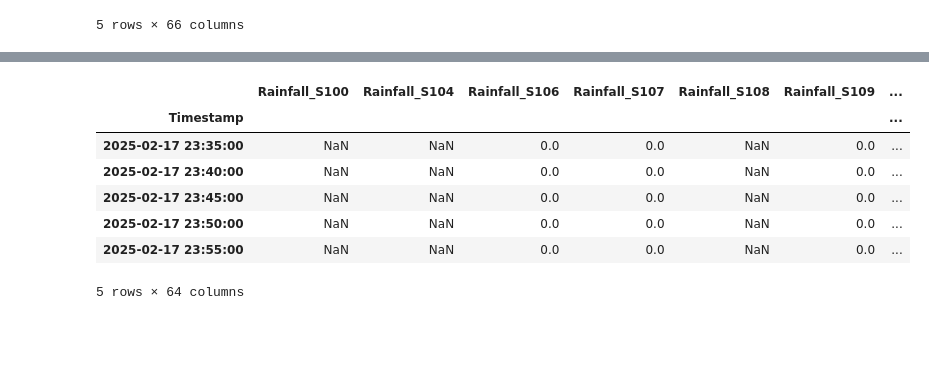
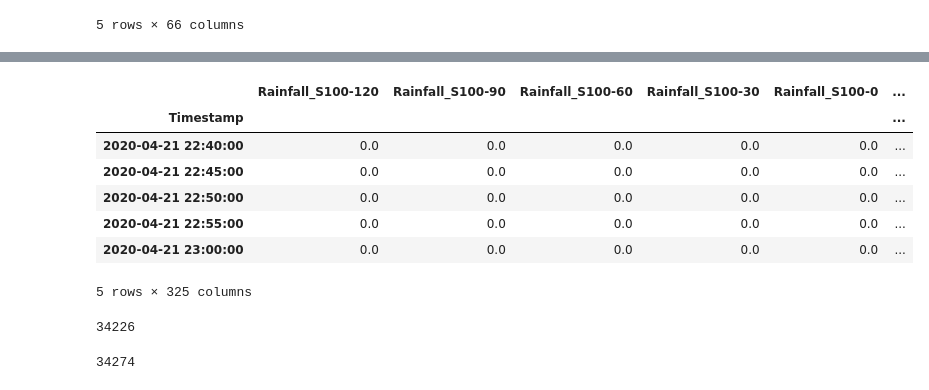
Before and after one commit to TomPiccio/Lightning_Risk_Prediction, a Jupyter notebook: notebooks/data_analysis.ipynb, the cells around one changed output, grey strips where cells are left out. Saved outputs shown, nothing was run; the diff lists cells and outputs as text; code cells hidden in the pictures; blank space fills up the shorter version.

```diff
--- a/notebooks/data_analysis.ipynb
+++ b/notebooks/data_analysis.ipynb
@@ -183,6 +173,7 @@ plt.show()
 # %%
 def normalized_data(df):
     # Exclude "Timestamp" column (if present)
+    df_numeric = pd.DataFrame()
     df_numeric = df.drop(columns=["Timestamp"], errors="ignore").copy()
 
     # Convert to float
@@ -213,8 +204,11 @@ relative_humidity_normalized  = normalized_data(relative_humidity)
 ## Compiled Data
 # %%
 normalized_dfs = [rainfall_normalized, air_temperature_normalized, wind_speed_normalized, relative_humidity_normalized]
+lightning_risk_16S = pd.read_csv("../data/final_data/Lightning Risk 16S.csv") # Output
 all_dfs = normalized_dfs + [lightning_risk_16S]
 # Find the minimum and maximum timestamp across all datasets
+for df in all_dfs:
+    df["Timestamp"] = pd.to_datetime(df["Timestamp"])
 min_timestamp = max(df["Timestamp"].min() for df in all_dfs)
 max_timestamp = min(df["Timestamp"].max() for df in all_dfs)
 
@@ -222,6 +216,7 @@ print(f"Common Time Range: {min_timestamp} to {max_timestamp}")
 
 # Filter each dataset to keep only the common time range
 for i in range(len(all_dfs)):
+    all_dfs[i]["Timestamp"] = pd.to_datetime(all_dfs[i]["Timestamp"])  # Ensure datetime format
     all_dfs[i] = all_dfs[i][(all_dfs[i]["Timestamp"] >= min_timestamp) &
                             (all_dfs[i]["Timestamp"] <= max_timestamp)]
 # Merge the filtered datasets
@@ -346,11 +326,11 @@ KeyError: Timestamp('2024-11-05 14:00:00')
-# %%
-compiled_df_input.tail()
-# %% [output]
-|  | Rainfall_S100 | Rainfall_S104 | Rainfall_S106 | Rainfall_S107 | Rainfall_S108 | Rainfall_S109 | ... |
-| Timestamp |  |  |  |  |  |  | ... |
-| 2025-02-17 23:35:00 | NaN | NaN | 0.0 | 0.0 | NaN | 0.0 | ... |
-| 2025-02-17 23:40:00 | NaN | NaN | 0.0 | 0.0 | NaN | 0.0 | ... |
-| 2025-02-17 23:45:00 | NaN | NaN | 0.0 | 0.0 | NaN | 0.0 | ... |
-| 2025-02-17 23:50:00 | NaN | NaN | 0.0 | 0.0 | NaN | 0.0 | ... |
-| 2025-02-17 23:55:00 | NaN | NaN | 0.0 | 0.0 | NaN | 0.0 | ... |
-5 rows × 64 columns
+# %%
+compiled_data.head()
+# %% [output]
+|  | Rainfall_S100-120 | Rainfall_S100-90 | Rainfall_S100-60 | Rainfall_S100-30 | Rainfall_S100-0 | ... |
+| Timestamp |  |  |  |  |  | ... |
+| 2020-04-21 22:40:00 | 0.0 | 0.0 | 0.0 | 0.0 | 0.0 | ... |
+| 2020-04-21 22:45:00 | 0.0 | 0.0 | 0.0 | 0.0 | 0.0 | ... |
+| 2020-04-21 22:50:00 | 0.0 | 0.0 | 0.0 | 0.0 | 0.0 | ... |
+| 2020-04-21 22:55:00 | 0.0 | 0.0 | 0.0 | 0.0 | 0.0 | ... |
+| 2020-04-21 23:00:00 | 0.0 | 0.0 | 0.0 | 0.0 | 0.0 | ... |
+5 rows × 325 columns
@@ -356,0 +339,8 @@ compiled_df_input.tail()
+# %%
+print(compiled_data.shape[0])
+# %% [output]
+34226
+# %%
+print(compiled_df.shape[0])
+# %% [output]
+34274
```
Also changed, not shown: parts of 17 cells of this notebook, 1 other file.
